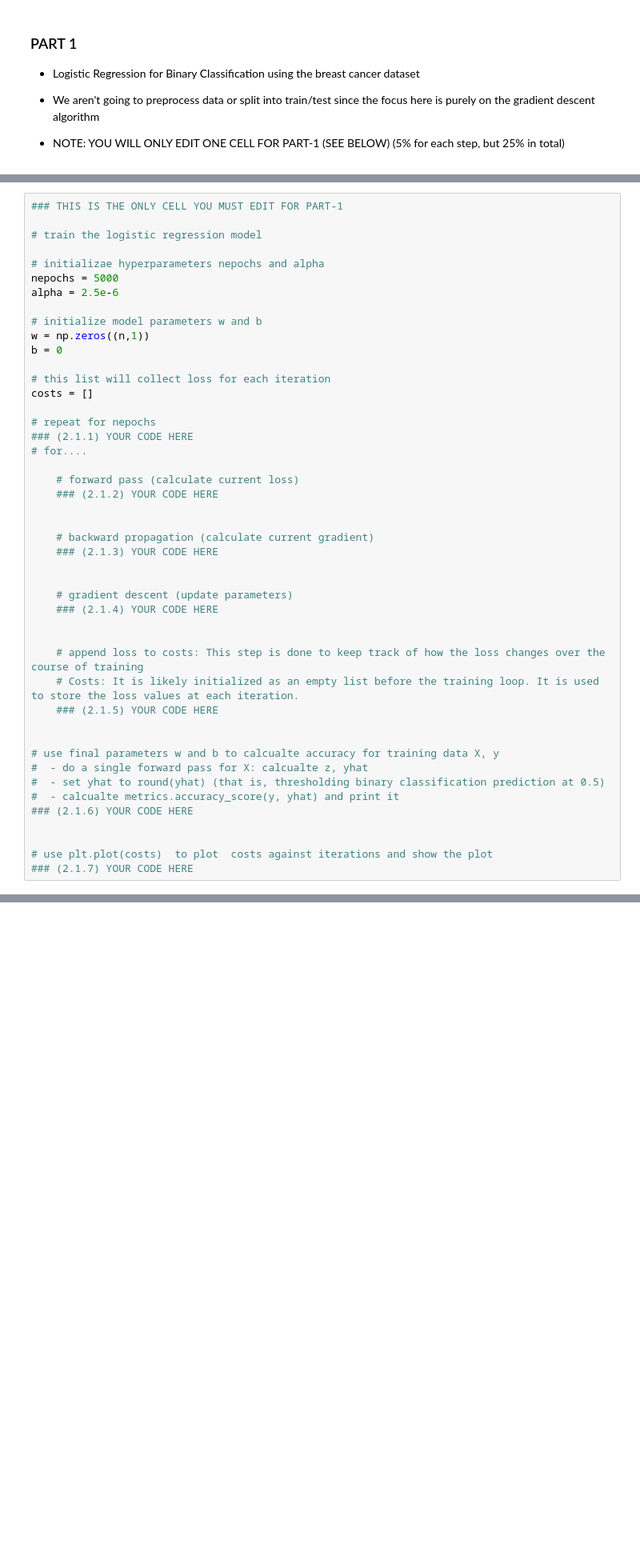
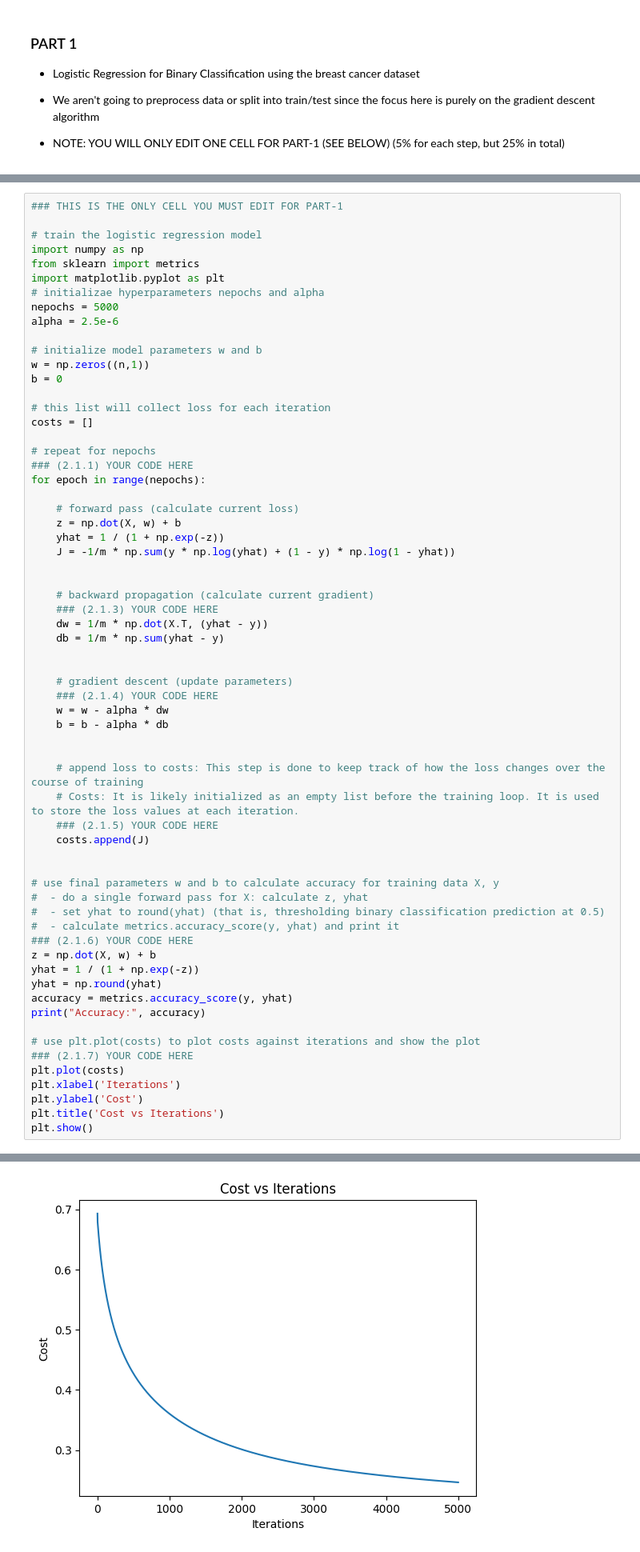
Before and after one commit to Rhy-Shah/CIS508-AnalyticsUnstructuredData, a Jupyter notebook: Lab Assignment 3/LA3_ShahRhythm.ipynb, the cells around one changed output, grey strips where cells are left out. Shown: that part at 80% size. Saved outputs shown, nothing was run; the diff lists cells and outputs as text; blank space fills up the shorter version.

```diff
--- a/Lab Assignment 3/LA3_ShahRhythm.ipynb
+++ b/Lab Assignment 3/LA3_ShahRhythm.ipynb
@@ -222,7 +236,9 @@ print ("features: ", features)
 ### THIS IS THE ONLY CELL YOU MUST EDIT FOR PART-1
 
 # train the logistic regression model
-
+import numpy as np
+from sklearn import metrics
+import matplotlib.pyplot as plt
 # initializae hyperparameters nepochs and alpha
 nepochs = 5000
 alpha = 2.5e-6
@@ -236,31 +252,48 @@ costs = []
 
 # repeat for nepochs
 ### (2.1.1) YOUR CODE HERE
-# for....
+for epoch in range(nepochs):
 
     # forward pass (calculate current loss)
-    ### (2.1.2) YOUR CODE HERE
+    z = np.dot(X, w) + b
+    yhat = 1 / (1 + np.exp(-z))
+    J = -1/m * np.sum(y * np.log(yhat) + (1 - y) * np.log(1 - yhat))
 
 
     # backward propagation (calculate current gradient)
     ### (2.1.3) YOUR CODE HERE
+    dw = 1/m * np.dot(X.T, (yhat - y))
+    db = 1/m * np.sum(yhat - y)
 
 
     # gradient descent (update parameters)
     ### (2.1.4) YOUR CODE HERE
+    w = w - alpha * dw
+    b = b - alpha * db
 
 
     # append loss to costs: This step is done to keep track of how the loss changes over the course of training
     # Costs: It is likely initialized as an empty list before the training loop. It is used to store the loss values at each iteration.
     ### (2.1.5) YOUR CODE HERE
+    costs.append(J)
 
 
-# use final parameters w and b to calcualte accuracy for training data X, y
-#  - do a single forward pass for X: calcualte z, yhat
+# use final parameters w and b to calculate accuracy for training data X, y
+#  - do a single forward pass for X: calculate z, yhat
 #  - set yhat to round(yhat) (that is, thresholding binary classification prediction at 0.5)
-#  - calcualte metrics.accuracy_score(y, yhat) and print it
+#  - calculate metrics.accuracy_score(y, yhat) and print it
 ### (2.1.6) YOUR CODE HERE
+z = np.dot(X, w) + b
+yhat = 1 / (1 + np.exp(-z))
+yhat = np.round(yhat)
+accuracy = metrics.accuracy_score(y, yhat)
+print("Accuracy:", accuracy)
 
-
-# use plt.plot(costs)  to plot  costs against iterations and show the plot
+# use plt.plot(costs) to plot costs against iterations and show the plot
 ### (2.1.7) YOUR CODE HERE
+plt.plot(costs)
+plt.xlabel('Iterations')
+plt.ylabel('Cost')
+plt.title('Cost vs Iterations')
+plt.show()
+# %% [output]
@@ -267,3 +301,4 @@ costs = []
+[figure, added]
 # %%
 ### DO NOT EDIT THIS CELL!!!
 
```
Also changed, not shown: parts of 5 cells of this notebook.
